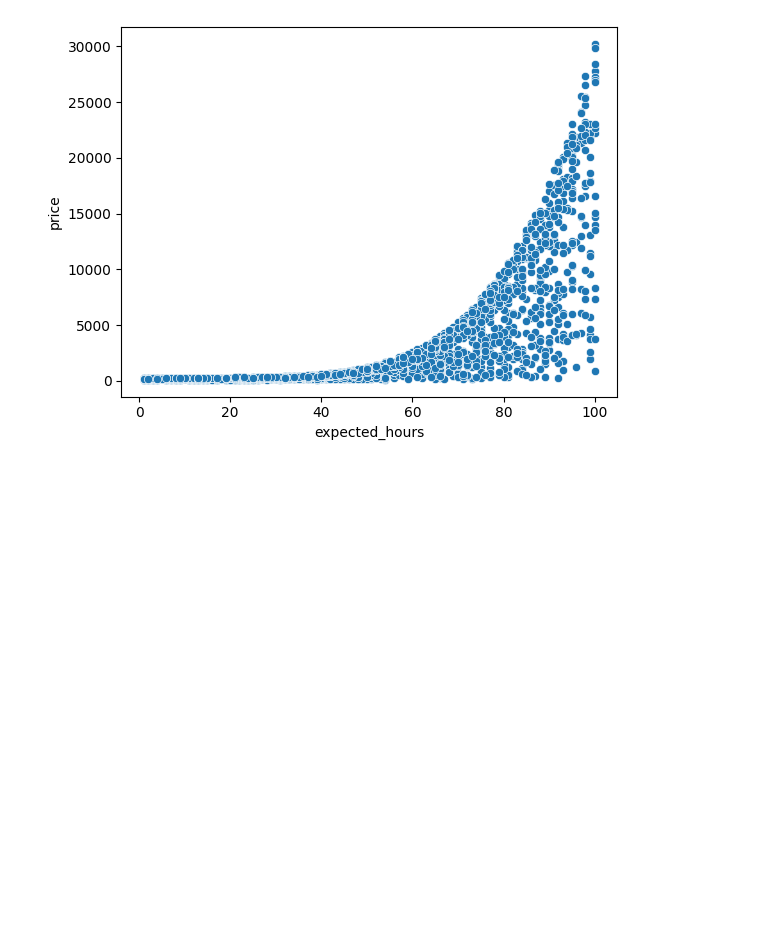
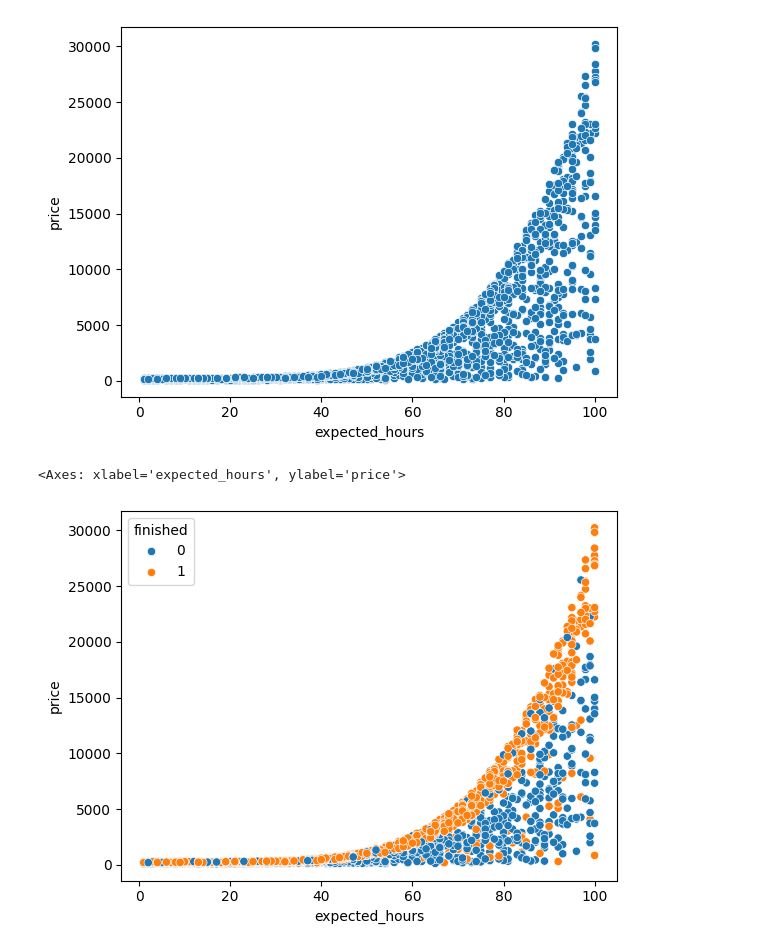
Before and after one commit to GuilhermePereiraRamalho/Machine-Learning, a Jupyter notebook: 3.ipynb, the cells around one changed output. Saved outputs shown, nothing was run; the diff lists cells and outputs as text; code cells hidden in the pictures; blank space fills up the shorter version.

```diff
--- a/3.ipynb
+++ b/3.ipynb
@@ -13,3 +13,10 @@ data.head()
 | 2 | 1 | 89 | 2577 |
 | 3 | 1 | 42 | 275 |
 | 4 | 1 | 39 | 170 |
+# %%
+trade = {
+    0 : 1,
+    1 : 0
+}
+data['finished'] = data.unfinished.map(trade)
+data.head()
@@ -20,3 +34,8 @@ sns.scatterplot(x='expected_hours', y='price', data=data)
 # %% [output]
 <Axes: xlabel='expected_hours', ylabel='price'>
 [figure]
+# %%
+sns.scatterplot(x='expected_hours', y='price', hue='finished', data=data)
+# %% [output]
+<Axes: xlabel='expected_hours', ylabel='price'>
+[figure, added]
```
Also changed, not shown: parts of 16 cells of this notebook.
